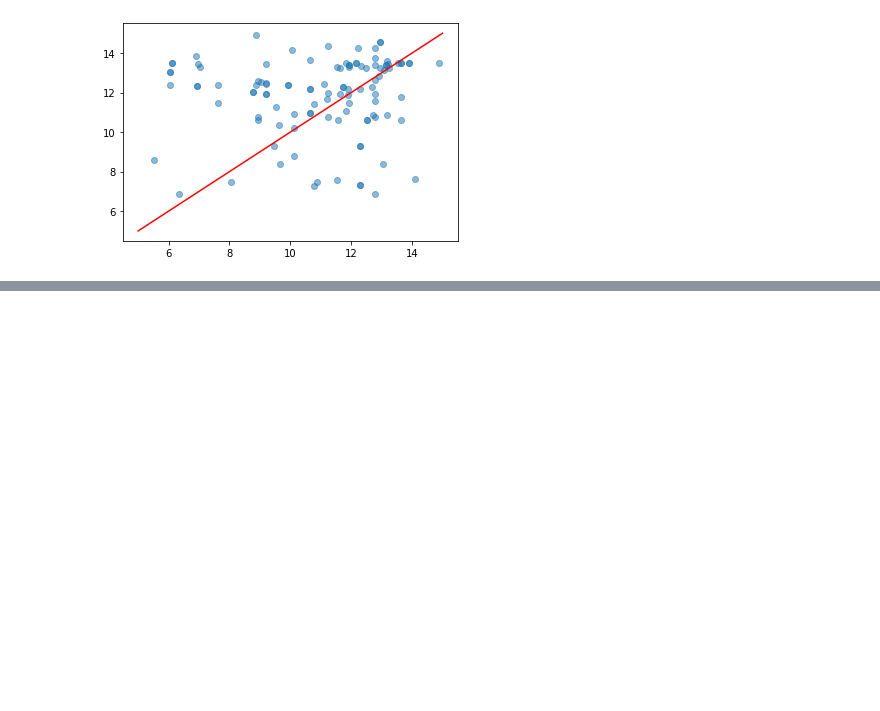
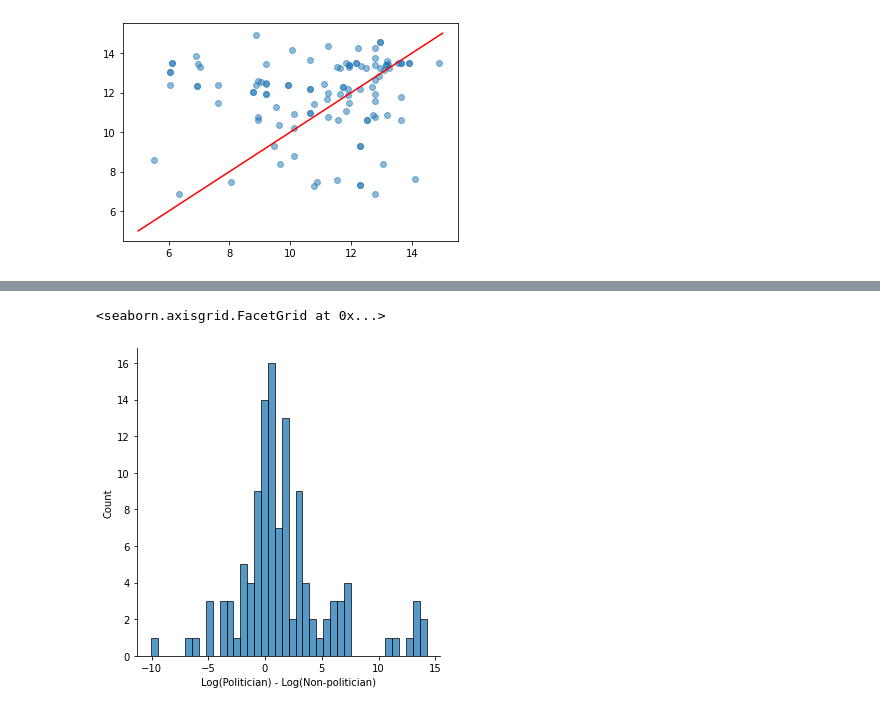
Before and after one commit to basm92/Polrents, a Jupyter notebook: Code/matched_sample_analysis.ipynb, the cells around one changed output, grey strips where cells are left out. Saved outputs shown, nothing was run; the diff lists cells and outputs as text; code cells hidden in the pictures; blank space fills up the shorter version.

```diff
--- a/Code/matched_sample_analysis.ipynb
+++ b/Code/matched_sample_analysis.ipynb
@@ -40,0 +64,7 @@ plt.show()
+# %%
+data['Difference'] = data['Politicians']-data['Non-politicians']
+
+sns.displot(data['Difference'], kind = 'hist', bins=40).set_axis_labels("Log(Politician) - Log(Non-politician)")
+# %% [output]
+<seaborn.axisgrid.FacetGrid at 0x...>
+[figure, added]
```
Also changed, not shown: parts of 5 cells of this notebook, 1 other file.
